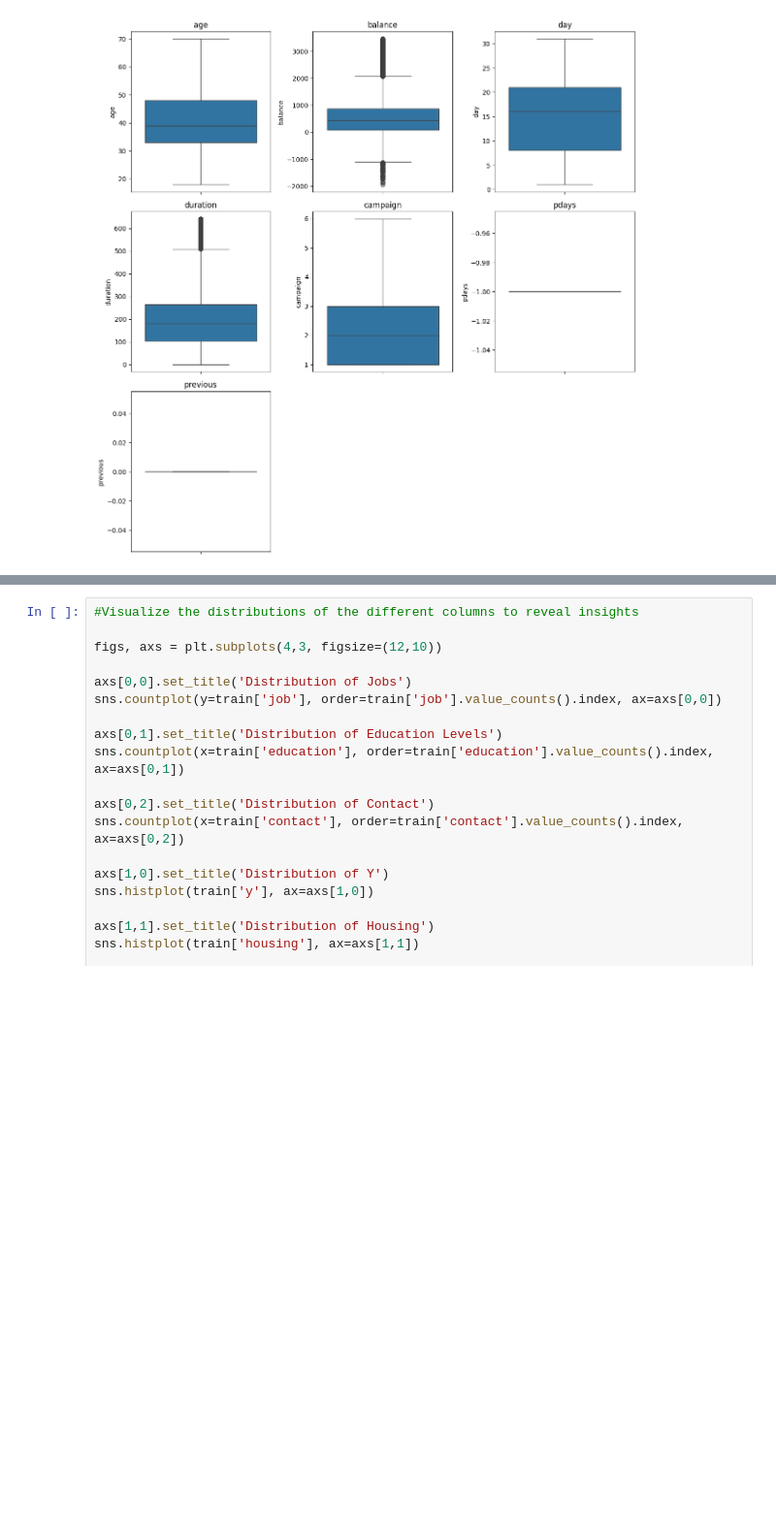
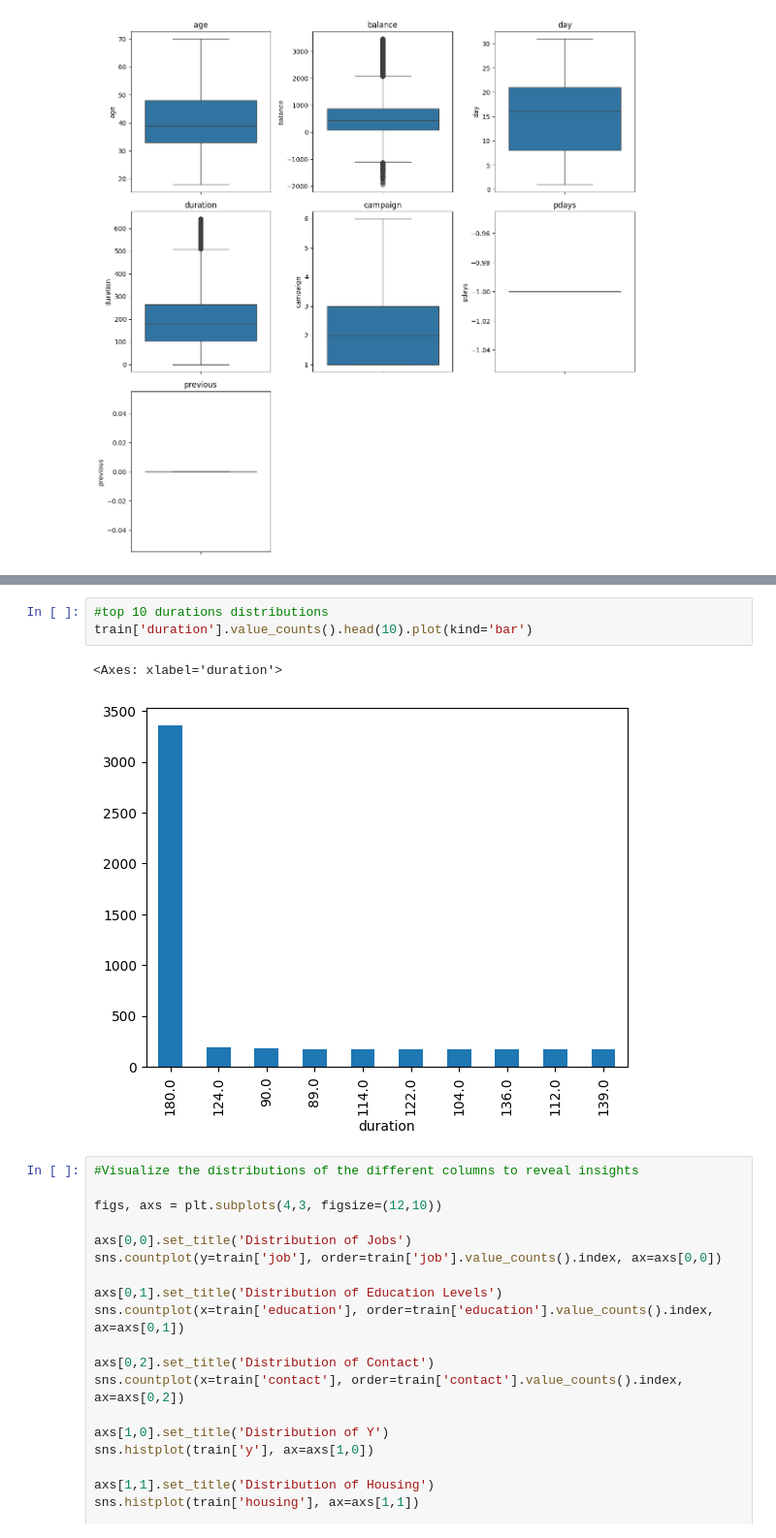
Before and after one commit to mkaudi/ExploreAI_Workplace_Project, a Jupyter notebook: QCTO---Workplace-Module-Notebook-Template-4571.ipynb, the cells around one changed output, grey strips where cells are left out. Shown at 97% size. Drawn from its saved outputs; the diff is of its cells as text; blank space fills up the shorter version.

```diff
--- a/QCTO---Workplace-Module-Notebook-Template-4571.ipynb
+++ b/QCTO---Workplace-Module-Notebook-Template-4571.ipynb
@@ -392,3 +372,9 @@ Name: count, dtype: int64
+# %%
+#top 10 durations distributions
+train['duration'].value_counts().head(10).plot(kind='bar')
+# %% [output]
+<Axes: xlabel='duration'>
+[figure, added]
 # %%
 #Visualize the distributions of the different columns to reveal insights
 
```
Also changed, not shown: parts of 19 cells of this notebook.
